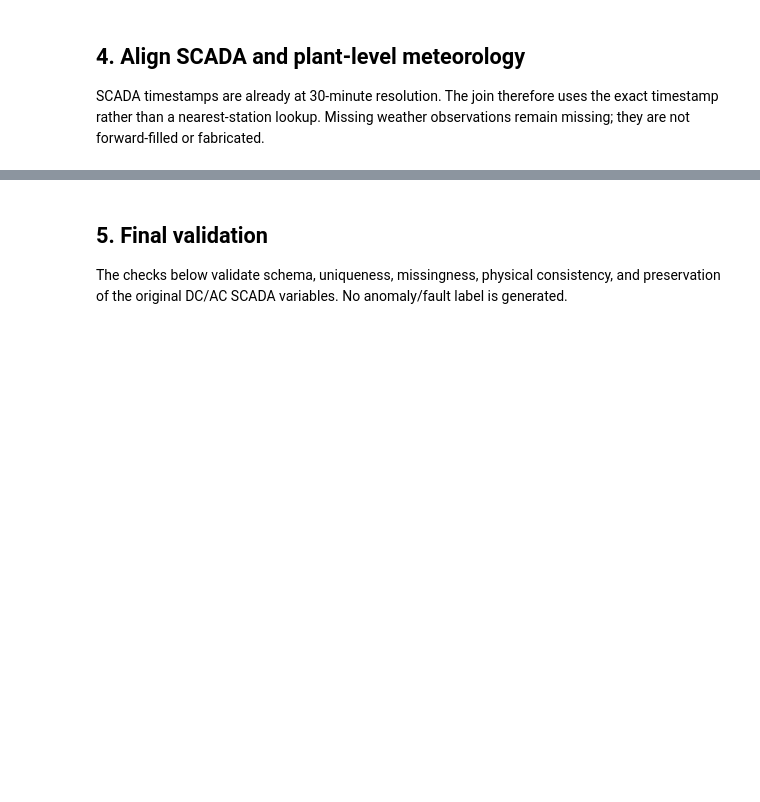
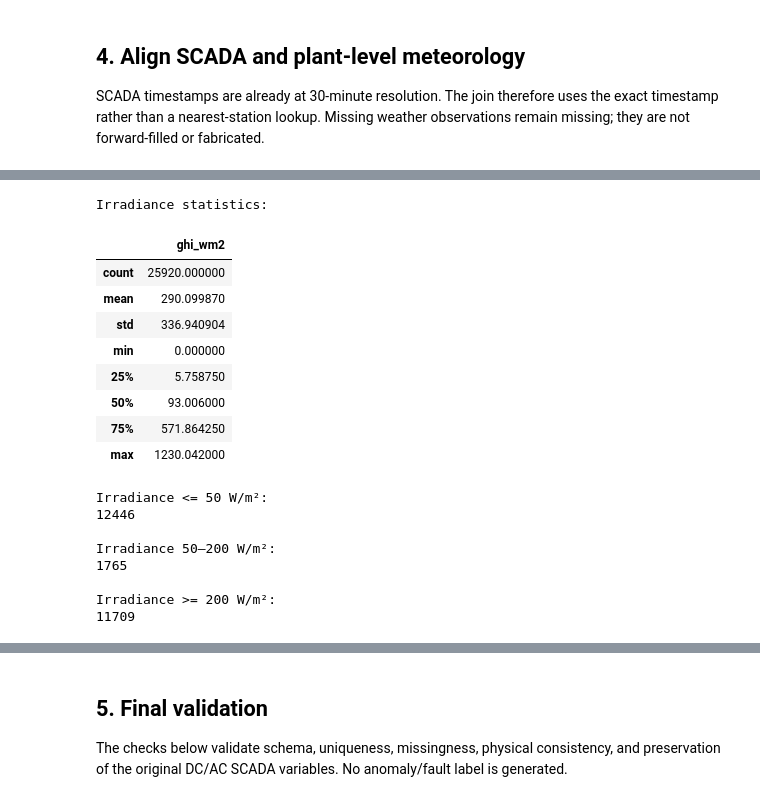
Before and after one commit to rifqironanda/fault_detection_solar_operation_monitoring, a Jupyter notebook: notebook/data.ipynb, the cells around one changed output, grey strips where cells are left out. Saved outputs shown, nothing was run; the diff lists cells and outputs as text; code cells hidden in the pictures; blank space fills up the shorter version.

```diff
--- a/notebook/data.ipynb
+++ b/notebook/data.ipynb
@@ -228,0 +379,38 @@ display(dataset.head(10))
+# %%
+# Irradiance distribution
+print("Irradiance statistics:")
+display(meteo["ghi_wm2"].describe().to_frame("ghi_wm2"))
+
+# Low irradiance observations
+print("\nIrradiance <= 50 W/m²:")
+print((meteo["ghi_wm2"] <= 50).sum())
+
+print("\nIrradiance 50–200 W/m²:")
+print(
+    (
+        (meteo["ghi_wm2"] > 50) &
+        (meteo["ghi_wm2"] < 200)
+    ).sum()
+)
+
+print("\nIrradiance >= 200 W/m²:")
+print((meteo["ghi_wm2"] >= 200).sum())
+# %% [output]
+Irradiance statistics:
+|  | ghi_wm2 |
+| count | 25920.000000 |
+| mean | 290.099870 |
+| std | 336.940904 |
+| min | 0.000000 |
+| 25% | 5.758750 |
+| 50% | 93.006000 |
+| 75% | 571.864250 |
+| max | 1230.042000 |
+Irradiance <= 50 W/m²:
+12446
+
+Irradiance 50–200 W/m²:
+1765
+
+Irradiance >= 200 W/m²:
+11709
```
Also changed, not shown: parts of 10 cells of this notebook, 2 other files.
